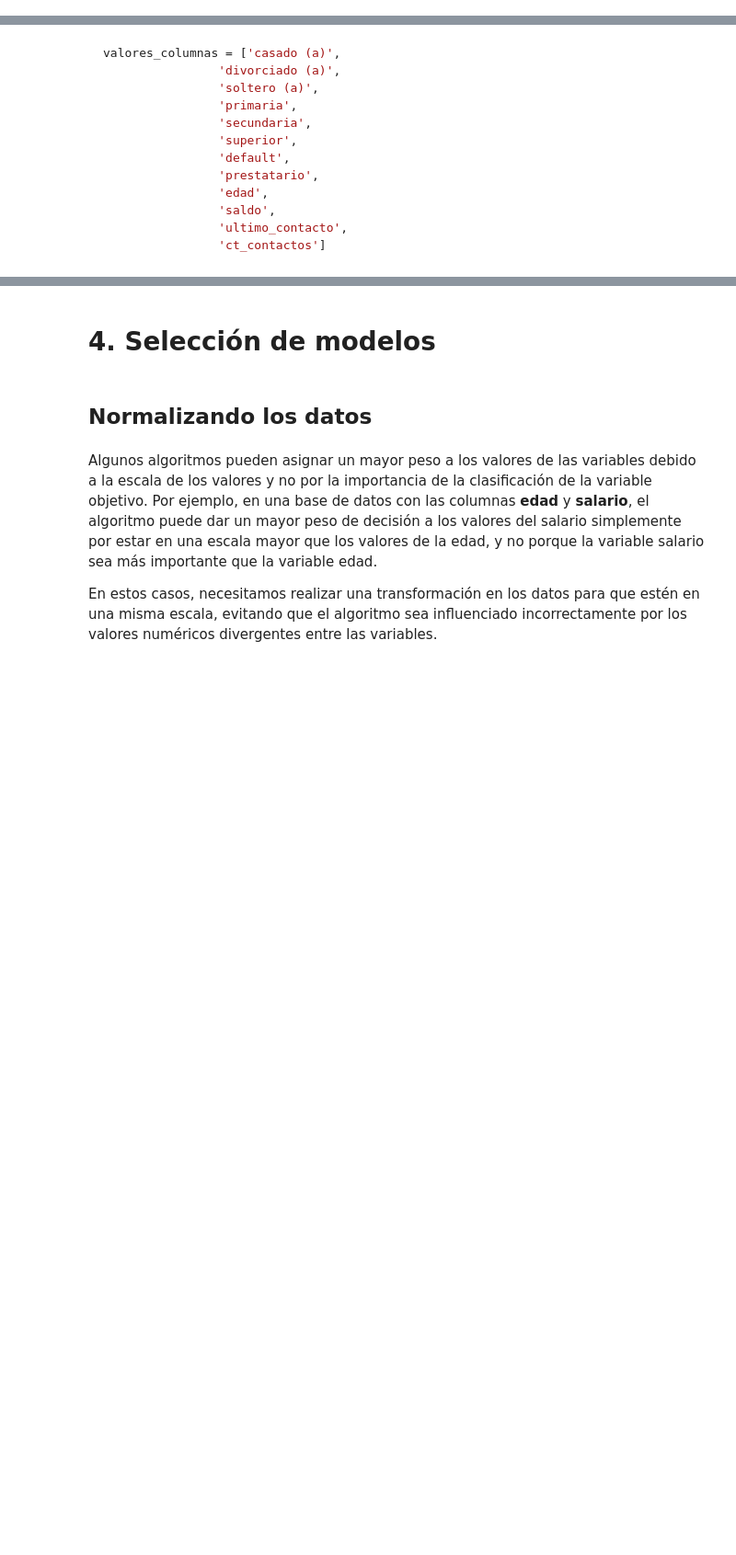
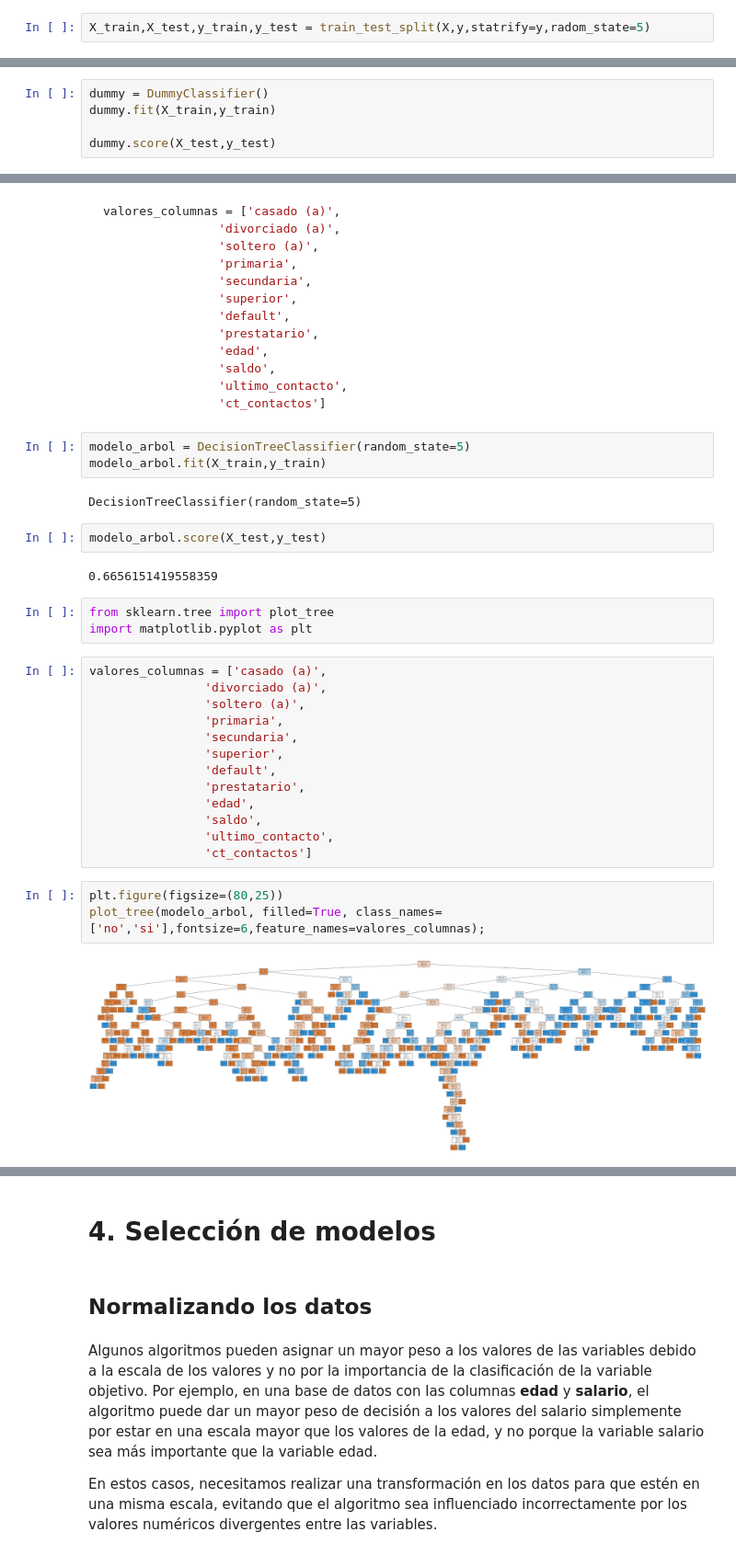
Before and after one commit to ocapios101/portafolio, a Jupyter notebook: Clasificacion_primeros_pasos.ipynb, the cells around one changed output, grey strips where cells are left out. Shown at 92% size. Saved outputs shown, nothing was run; the diff lists cells and outputs as text; blank space fills up the shorter version.

````diff
--- a/Clasificacion_primeros_pasos.ipynb
+++ b/Clasificacion_primeros_pasos.ipynb
@@ -226,3 +228,5 @@ Para comprender si el modelo realmente está aprendiendo de los datos, necesitam
+# %%
+X_train,X_test,y_train,y_test = train_test_split(X,y,statrify=y,radom_state=5)
 # %% [markdown]
 ## Modelo de referencia - Baseline
 # %% [markdown]
@@ -229,0 +236,5 @@ El modelo más simple de clasificar los datos es simplemente utilizar un algorit
+# %%
+dummy = DummyClassifier()
+dummy.fit(X_train,y_train)
+
+dummy.score(X_test,y_test)
@@ -248,3 +263,33 @@ valores_columnas = ['casado (a)',
                 'ultimo_contacto',
                 'ct_contactos']
 ```
+# %%
+modelo_arbol = DecisionTreeClassifier(random_state=5)
+modelo_arbol.fit(X_train,y_train)
+# %% [output]
+DecisionTreeClassifier(random_state=5)
+# %%
+modelo_arbol.score(X_test,y_test)
+# %% [output]
+0.6656151419558359
+# %%
+from sklearn.tree import plot_tree
+import matplotlib.pyplot as plt
+# %%
+valores_columnas = ['casado (a)',
+                'divorciado (a)',
+                'soltero (a)',
+                'primaria',
+                'secundaria',
+                'superior',
+                'default',
+                'prestatario',
+                'edad',
+                'saldo',
+                'ultimo_contacto',
+                'ct_contactos']
+# %%
+plt.figure(figsize=(80,25))
+plot_tree(modelo_arbol, filled=True, class_names=['no','si'],fontsize=6,feature_names=valores_columnas);
+# %% [output]
+[figure, added]
````
Also changed, not shown: parts of 9 cells of this notebook.
